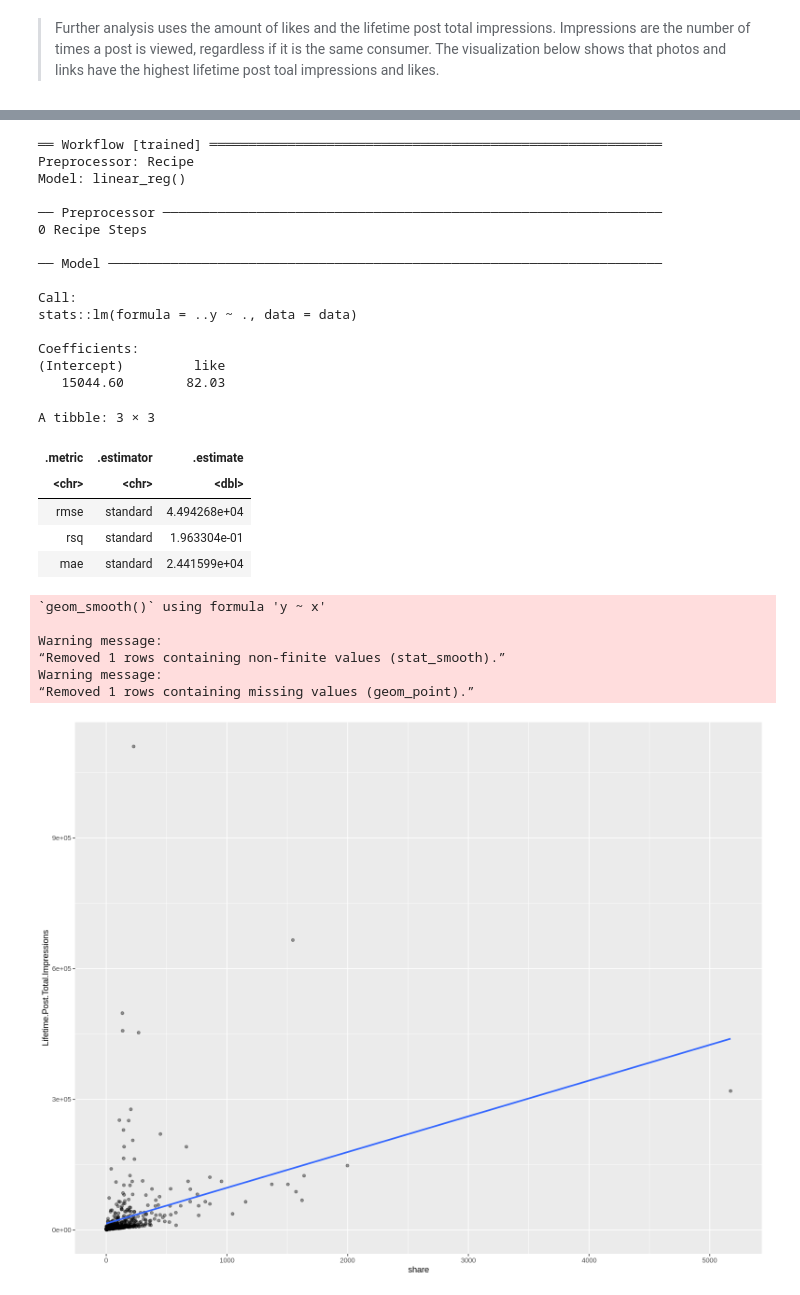
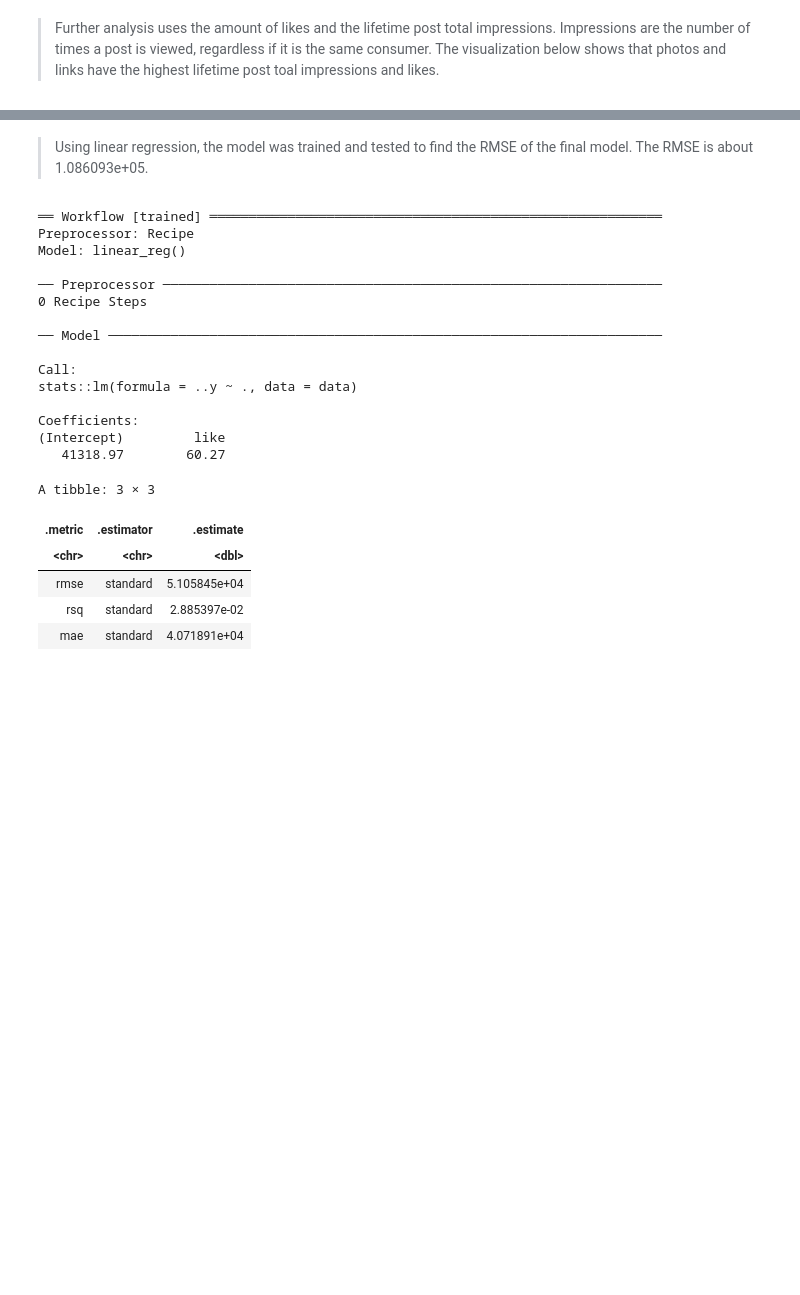
Before and after one commit to L-amat/project_proposal, a Jupyter notebook: 2-group_project_report/Group_project_report.ipynb, the cells around one changed output, grey strips where cells are left out. Cells and saved outputs as stored; diff of their text form; code cells hidden in the pictures; blank space fills up the shorter version.

```diff
--- a/2-group_project_report/Group_project_report.ipynb
+++ b/2-group_project_report/Group_project_report.ipynb
@@ -168,9 +163,6 @@ Warning message:
 # %%
 fb_split <- initial_split(fb_data,
-                          prop = 0.75,
+                          prop = 0.65,
                           strata = Type)  #splitting data
 fb_train <- training(fb_split)
 fb_test <- testing(fb_split)
-
-head(fb_train)
-head(fb_test)
@@ -196,59 +169,46 @@ A tibble: 6 × 19
+# %% [markdown]
+>Using linear regression, the model was trained and tested to find the RMSE of the final model. The RMSE is about 1.086093e+05.
 # %%
 lm_spec <- linear_reg() %>%
   set_engine("lm") %>%
   set_mode("regression")
 
 fb_recipe <- recipe(Lifetime.Post.Total.Impressions ~ like, ############
-                    data = fb_data)
+                    data = fb_train)
 
 lm_fit <- workflow() %>%
   add_recipe(fb_recipe) %>%
   add_model(lm_spec) %>%
   step_scale(all_predictors()) %>%
   step_center(all_predictors()) %>%
-  fit(data = fb_data)
+  fit(data = fb_train)
 lm_fit
 
 lm_test_results <- lm_fit %>%
   predict(fb_test) %>%
   bind_cols(fb_test) %>%
   metrics(truth = Lifetime.Post.Total.Impressions,
           estimate = .pred)
 lm_test_results
-
-lm_plot_final <- ggplot(fb_data, aes(x = like,
-                                     y = Lifetime.Post.Total.Impressions)) +
-  geom_point(alpha = 0.4, aes(colour = T)) +
-  xlab("share") +
-  ylab("Lifetime.Post.Total.Impressions") +
-  geom_smooth(method = "lm", se = FALSE)
-lm_plot_final
 # %% [output]
 ══ Workflow [trained] ══════════════════════════════════════════════════════════
 Preprocessor: Recipe
 Model: linear_reg()
 
 ── Preprocessor ────────────────────────────────────────────────────────────────
 0 Recipe Steps
 
 ── Model ───────────────────────────────────────────────────────────────────────
 
 Call:
 stats::lm(formula = ..y ~ ., data = data)
 
 Coefficients:
 (Intercept)         like
-   15044.60        82.03
+   41318.97        60.27
 A tibble: 3 × 3
 | .metric | .estimator | .estimate |
 | <chr> | <chr> | <dbl> |
-| rmse | standard | 4.494268e+04 |
-| rsq | standard | 1.963304e-01 |
-| mae | standard | 2.441599e+04 |
+| rmse | standard | 5.105845e+04 |
+| rsq | standard | 2.885397e-02 |
+| mae | standard | 4.071891e+04 |
-`geom_smooth()` using formula 'y ~ x'
-
-Warning message:
-“Removed 1 rows containing non-finite values (stat_smooth).”
-Warning message:
-“Removed 1 rows containing missing values (geom_point).”
-[figure, removed]
```
Also changed, not shown: parts of 21 cells of this notebook, 1 other file.
